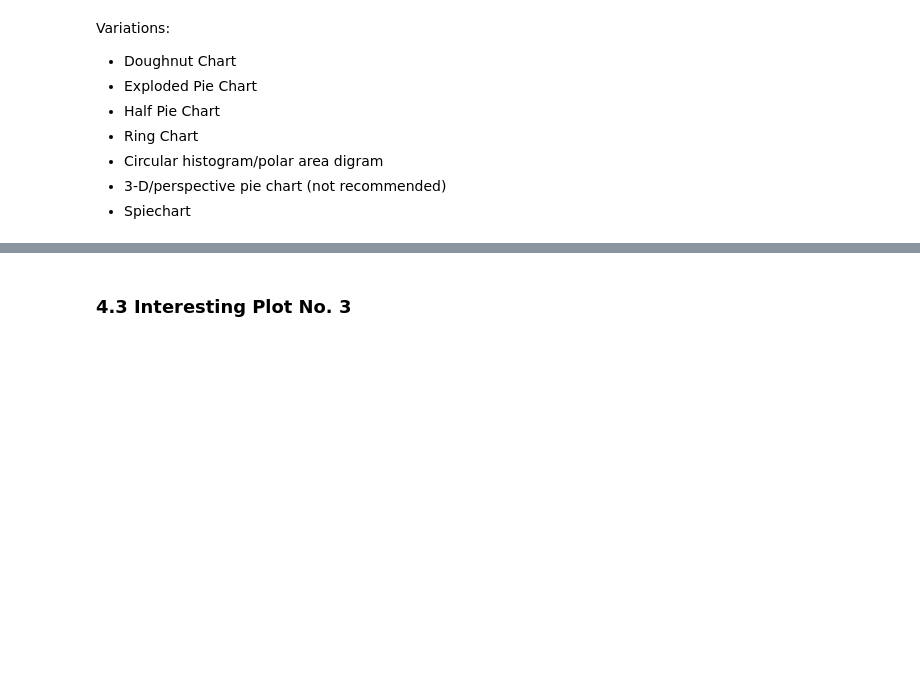
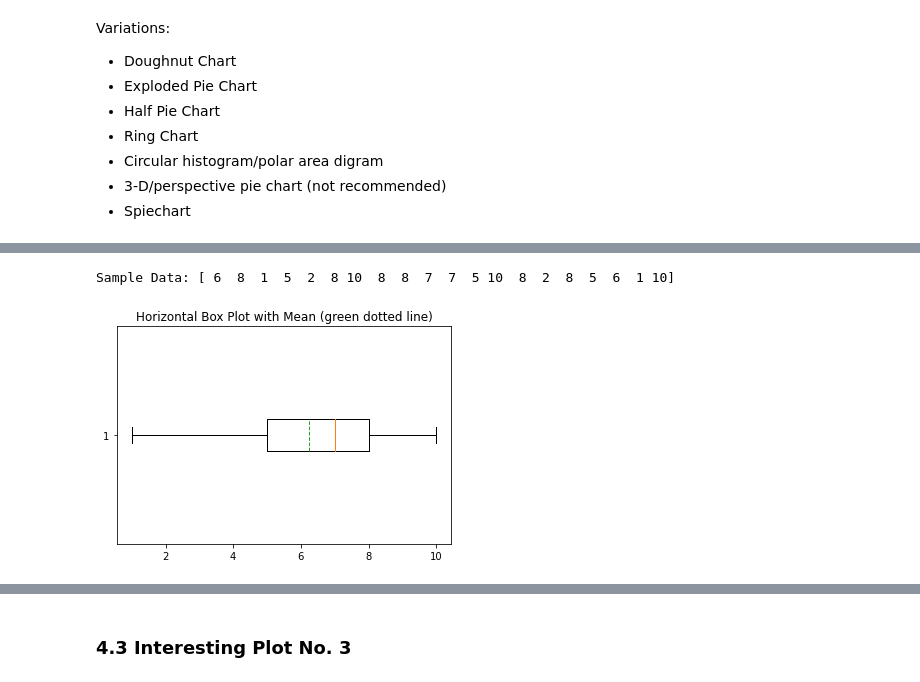
Before and after one commit to ssteffens/fundamentals-data-analysis-assessment, a Jupyter notebook: pyplot.ipynb, the cells around one changed output, grey strips where cells are left out. Drawn from its saved outputs; the diff is of its cells as text; code cells hidden in the pictures; blank space fills up the shorter version.

```diff
--- a/pyplot.ipynb
+++ b/pyplot.ipynb
@@ -608,0 +665,19 @@ Variations:
+# %%
+# Example: Ploting a horizontal box plot with title and mean
+
+# Create sample data using numpy.random
+rng = np.random.default_rng(seed=2500)
+sample = rng.integers(1, 11, 20)
+
+# Display values of sample
+print("Sample Data: {}\n".format(sample))
+
+# Adding a title
+plt.title('Horizontal Box Plot with Mean (green dotted line)')
+
+# Plot data and display
+plt.boxplot(sample, vert=False, meanline=True, showmeans=True)
+plt.show()
+# %% [output]
+Sample Data: [ 6  8  1  5  2  8 10  8  8  7  7  5 10  8  2  8  5  6  1 10]
+[figure, added]
```
Also changed, not shown: parts of 7 cells of this notebook.
